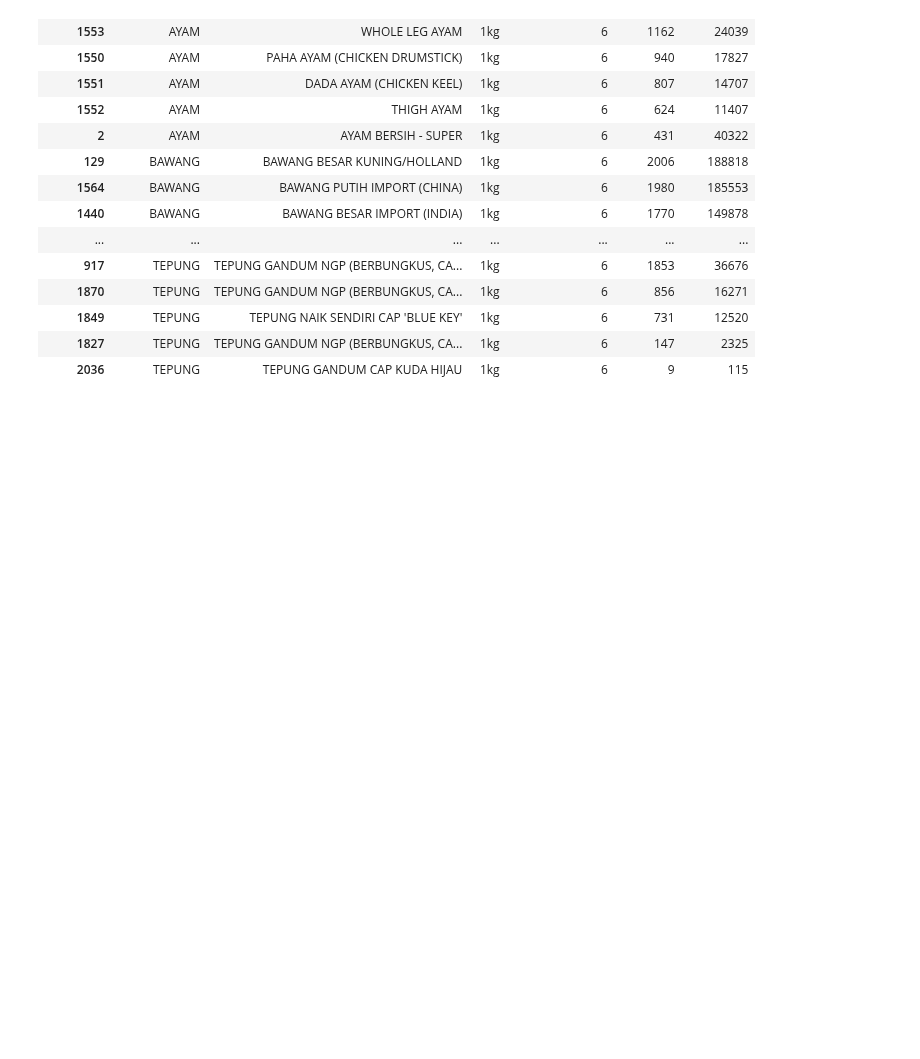
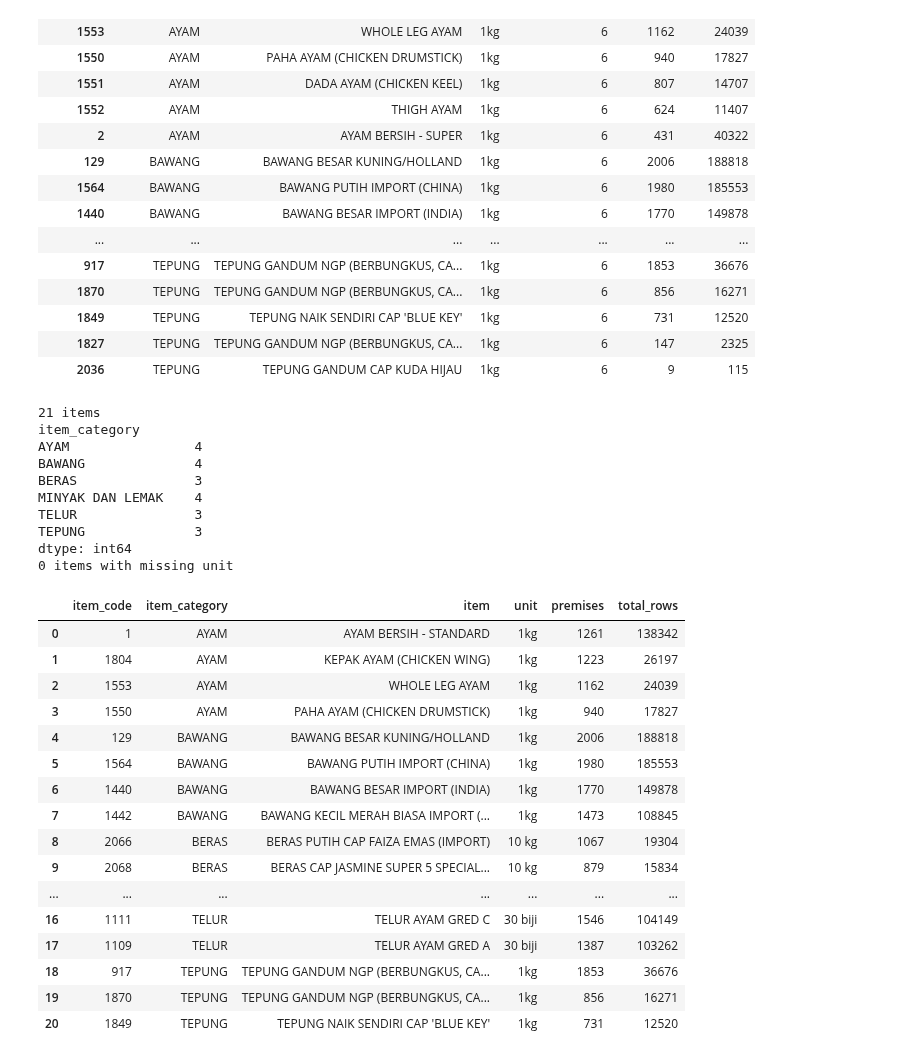
Before and after one commit to khairulikhwan-git/malaysia-staple-prices, a Jupyter notebook: notebooks/01_explore.ipynb, the cells around one changed output. Saved outputs shown, nothing was run; the diff lists cells and outputs as text; code cells hidden in the pictures; blank space fills up the shorter version.

Commit message:
Define staple basket selection rule

```diff
--- a/notebooks/01_explore.ipynb
+++ b/notebooks/01_explore.ipynb
@@ -402,3 +402,50 @@ display(
 | 1849 | TEPUNG | TEPUNG NAIK SENDIRI CAP 'BLUE KEY' | 1kg | 6 | 731 | 12520 |
 | 1827 | TEPUNG | TEPUNG GANDUM NGP (BERBUNGKUS, CA... | 1kg | 6 | 147 | 2325 |
 | 2036 | TEPUNG | TEPUNG GANDUM CAP KUDA HIJAU | 1kg | 6 | 9 | 115 |
+# %%
+candidates = ["BERAS", "MINYAK DAN LEMAK", "TELUR", "AYAM", "BAWANG", "TEPUNG", "DAGING"]
+
+eligible = summary[
+    summary["item_category"].isin(candidates)
+    & (summary["months_present"] == 6)
+    & (summary["premises"] >= 500)
+]
+basket = (
+    eligible.sort_values(["item_category", "premises"], ascending=[True, False])
+    .groupby("item_category").head(4)
+    .reset_index()[["item_code", "item_category", "item", "unit", "premises", "total_rows"]]
+)
+
+print(len(basket), "items")
+print(basket.groupby("item_category").size())
+print(basket["unit"].isna().sum(), "items with missing unit")
+display(basket)
+basket.to_csv("../docs/basket_items.csv", index=False)
+# %% [output]
+21 items
+item_category
+AYAM                4
+BAWANG              4
+BERAS               3
+MINYAK DAN LEMAK    4
+TELUR               3
+TEPUNG              3
+dtype: int64
+0 items with missing unit
+|  | item_code | item_category | item | unit | premises | total_rows |
+| 0 | 1 | AYAM | AYAM BERSIH - STANDARD | 1kg | 1261 | 138342 |
+| 1 | 1804 | AYAM | KEPAK AYAM (CHICKEN WING) | 1kg | 1223 | 26197 |
+| 2 | 1553 | AYAM | WHOLE LEG AYAM | 1kg | 1162 | 24039 |
+| 3 | 1550 | AYAM | PAHA AYAM (CHICKEN DRUMSTICK) | 1kg | 940 | 17827 |
+| 4 | 129 | BAWANG | BAWANG BESAR KUNING/HOLLAND | 1kg | 2006 | 188818 |
+| 5 | 1564 | BAWANG | BAWANG PUTIH IMPORT (CHINA) | 1kg | 1980 | 185553 |
+| 6 | 1440 | BAWANG | BAWANG BESAR IMPORT (INDIA) | 1kg | 1770 | 149878 |
+| 7 | 1442 | BAWANG | BAWANG KECIL MERAH BIASA IMPORT (... | 1kg | 1473 | 108845 |
+| 8 | 2066 | BERAS | BERAS PUTIH CAP FAIZA EMAS (IMPORT) | 10 kg | 1067 | 19304 |
+| 9 | 2068 | BERAS | BERAS CAP JASMINE SUPER 5 SPECIAL... | 10 kg | 879 | 15834 |
+| ... | ... | ... | ... | ... | ... | ... |
+| 16 | 1111 | TELUR | TELUR AYAM GRED C | 30 biji | 1546 | 104149 |
+| 17 | 1109 | TELUR | TELUR AYAM GRED A | 30 biji | 1387 | 103262 |
+| 18 | 917 | TEPUNG | TEPUNG GANDUM NGP (BERBUNGKUS, CA... | 1kg | 1853 | 36676 |
+| 19 | 1870 | TEPUNG | TEPUNG GANDUM NGP (BERBUNGKUS, CA... | 1kg | 856 | 16271 |
+| 20 | 1849 | TEPUNG | TEPUNG NAIK SENDIRI CAP 'BLUE KEY' | 1kg | 731 | 12520 |
```
Also changed, not shown: 2 other files.
